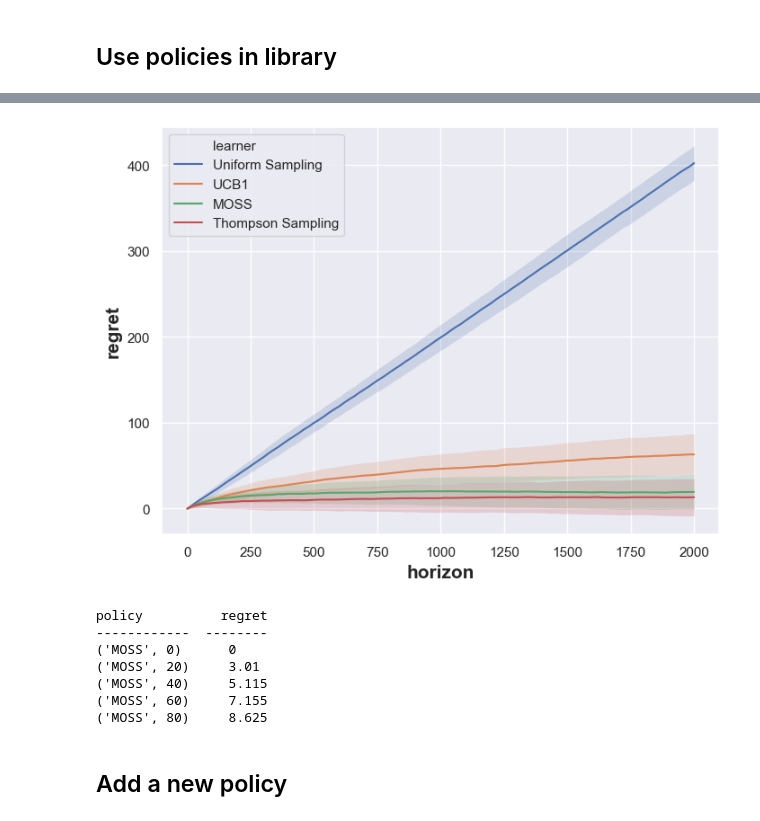
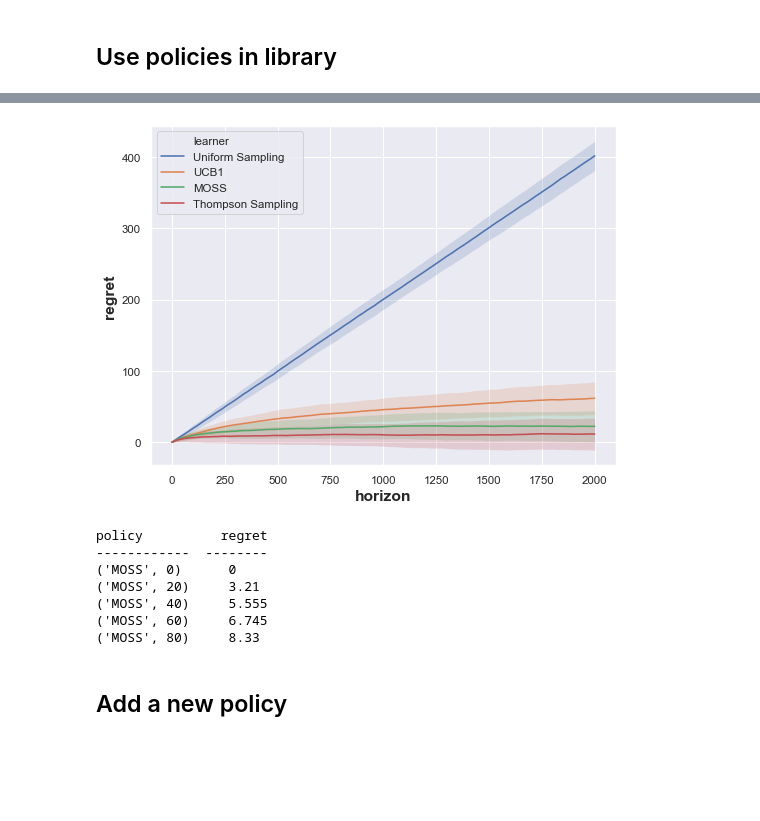
Before and after one commit to Alanthink/banditpylib, a Jupyter notebook: examples/notebook.ipynb, the cells around one changed output, grey strips where cells are left out. Drawn from its saved outputs; the diff is of its cells as text; code cells hidden in the pictures; blank space fills up the shorter version.

```diff
--- a/examples/notebook.ipynb
+++ b/examples/notebook.ipynb
@@ -29,5 +50,5 @@ INFO:absl:3.72 seconds elapsed
 # %%
-figure(figsize=(8, 6), dpi=100)
+figure(figsize=(8, 6), dpi=75)
 # add `save_fig=FILEPATH` in the arguments if you want to save the figure
-df = banditpylib.plot(data, goal=config['learners']['goal'])
+df = banditpylib.plot(data)
 # %% [output]
@@ -34,14 +56,14 @@ df = banditpylib.plot(data, goal=config['learners']['goal'])
-[figure, old version]
+[figure, new version]
 # %%
 print(tabulate(df.head(), headers=["policy", "regret"]))
 # %% [output]
 policy          regret
 ------------  --------
 ('MOSS', 0)      0
-('MOSS', 20)     3.01
-('MOSS', 40)     5.115
-('MOSS', 60)     7.155
-('MOSS', 80)     8.625
+('MOSS', 20)     3.21
+('MOSS', 40)     5.555
+('MOSS', 60)     6.745
+('MOSS', 80)     8.33
 # %% [markdown]
 ## Add a new policy
 # %%
```
Also changed, not shown: parts of 10 cells of this notebook, 28 other files.
